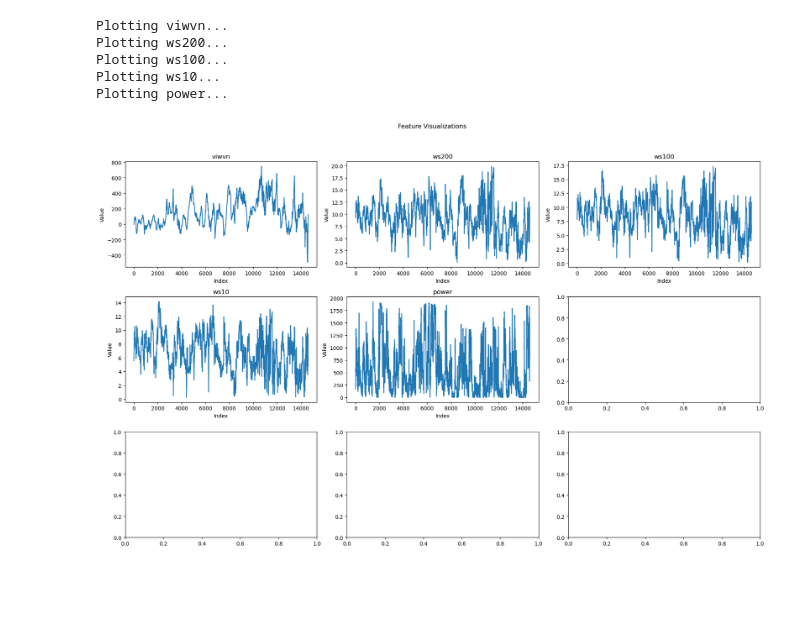
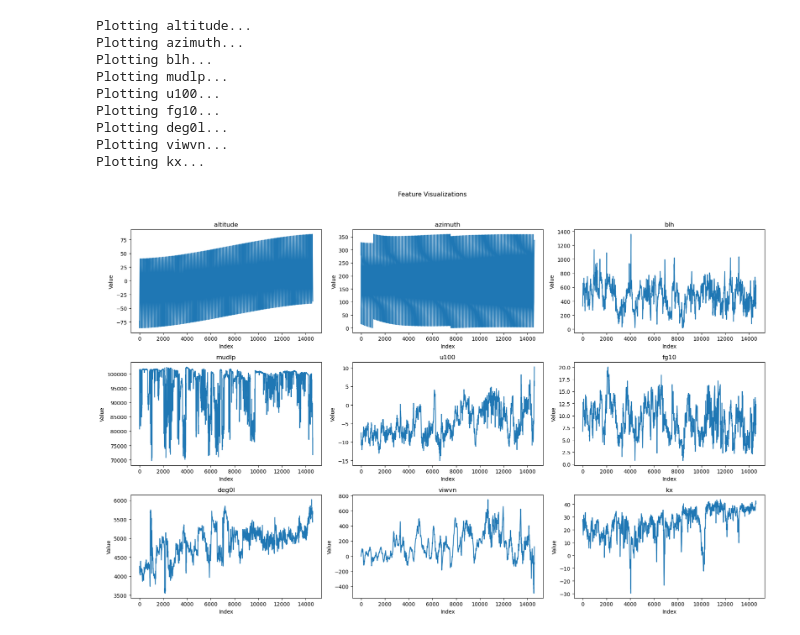
Before and after one commit to Pein2017/Wind-Power-Prediction, a Jupyter notebook: dataset/visual.ipynb, the cells around one changed output. Drawn from its saved outputs; the diff is of its cells as text; code cells hidden in the pictures; blank space fills up the shorter version.

```diff
--- a/dataset/visual.ipynb
+++ b/dataset/visual.ipynb
@@ -6,8 +6,9 @@ import seaborn as sns
 
 
 data_dir = "/data3/lsf/Pein/Power-Prediction/data/"
-train_data = pd.read_csv(data_dir + "train_data_92.csv")
-test_data = pd.read_csv(data_dir + "test_data_92.csv")
+file_name_common = 'farm_54_withTime'
+train_data = pd.read_csv(data_dir + f"train_{file_name_common}.csv")
+test_data = pd.read_csv(data_dir + f"test_{file_name_common}.csv")
 # %%
 # Define features and target
 features = [
@@ -70,14 +52,18 @@ def plot_features(data, features, start_index):
     plt.show()
 # %%
 # Define start index
-start_index = 85
+start_index = 3
 
 # Call the function to plot features
 plot_features(train_data[features + ["power"]], features + ["power"], start_index)
 # %% [output]
+Plotting altitude...
+Plotting azimuth...
+Plotting blh...
+Plotting mudlp...
+Plotting u100...
+Plotting fg10...
+Plotting deg0l...
 Plotting viwvn...
-Plotting ws200...
-Plotting ws100...
-Plotting ws10...
-Plotting power...
+Plotting kx...
-[figure, old version]
+[figure, new version]
```
Also changed, not shown: parts of 3 cells of this notebook, 30 other files.
